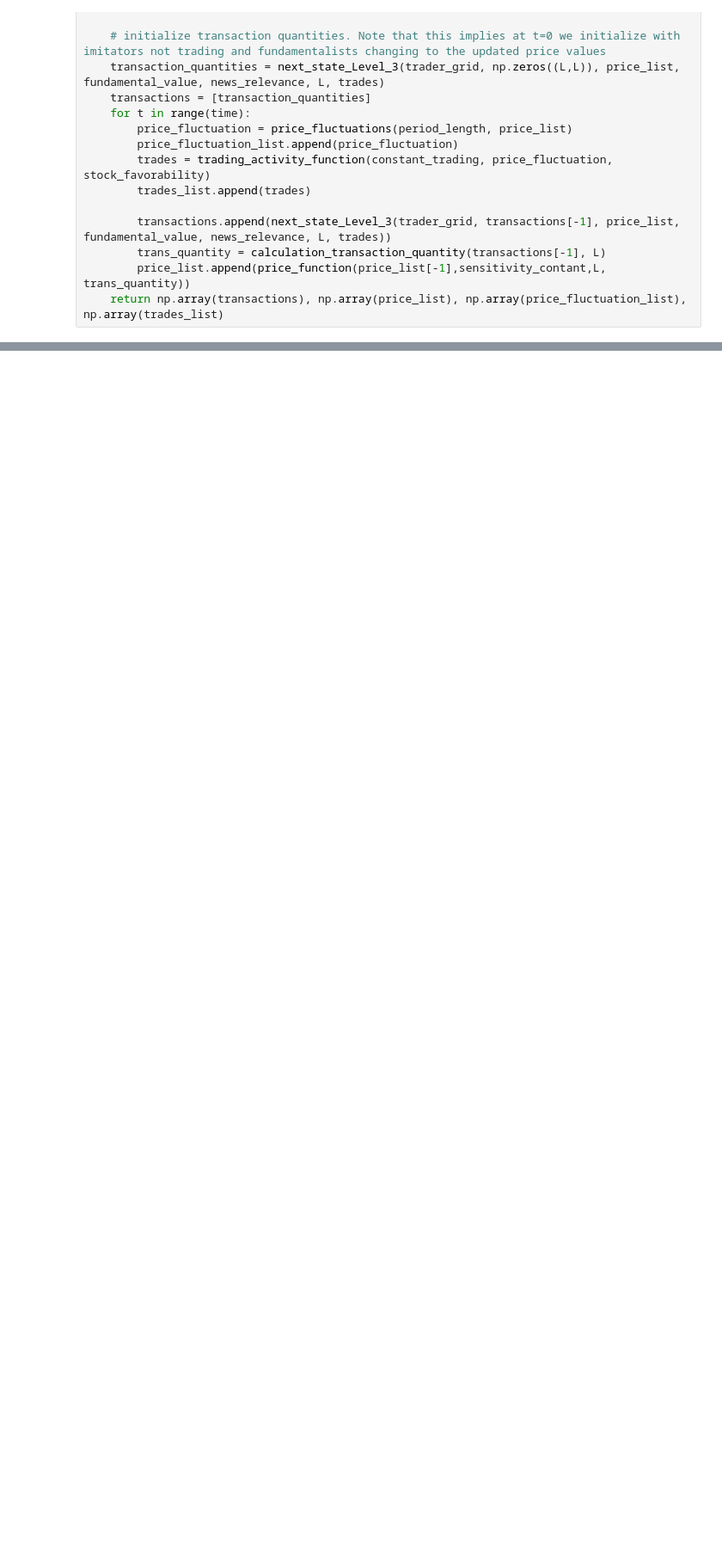
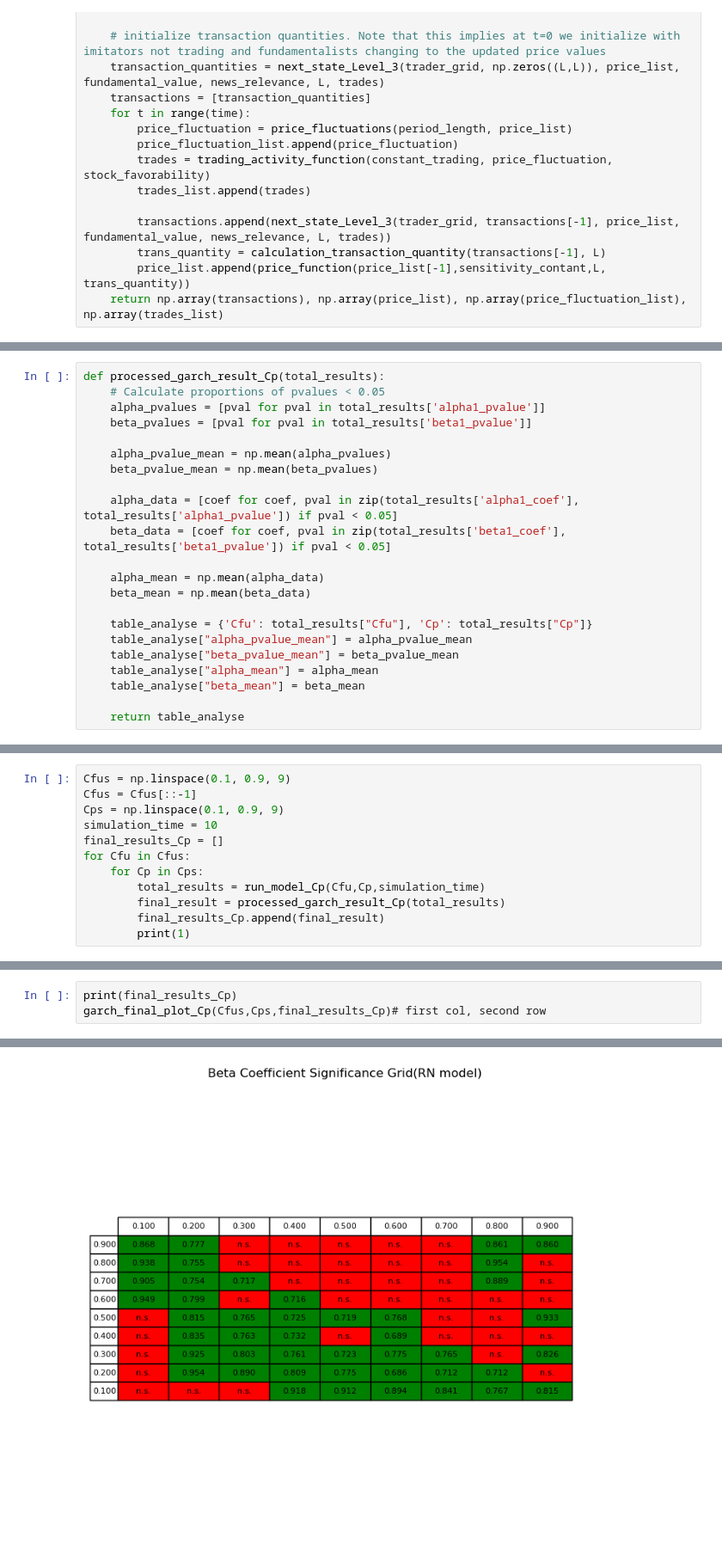
Before and after one commit to kayamd3/Complex_System_Simulation_Group13, a Jupyter notebook: CA model.ipynb, the cells around one changed output, grey strips where cells are left out. Shown at 86% size. Saved outputs shown, nothing was run; the diff lists cells and outputs as text; blank space fills up the shorter version.

```diff
--- a/CA model.ipynb
+++ b/CA model.ipynb
@@ -296,0 +1076,22 @@ plt.show()
+# %%
+def processed_garch_result_Cp(total_results):
+    # Calculate proportions of pvalues < 0.05
+    alpha_pvalues = [pval for pval in total_results['alpha1_pvalue']]
+    beta_pvalues = [pval for pval in total_results['beta1_pvalue']]
+
+    alpha_pvalue_mean = np.mean(alpha_pvalues)
+    beta_pvalue_mean = np.mean(beta_pvalues)
+
+    alpha_data = [coef for coef, pval in zip(total_results['alpha1_coef'], total_results['alpha1_pvalue']) if pval < 0.05]
+    beta_data = [coef for coef, pval in zip(total_results['beta1_coef'], total_results['beta1_pvalue']) if pval < 0.05]
+
+    alpha_mean = np.mean(alpha_data)
+    beta_mean = np.mean(beta_data)
+
+    table_analyse = {'Cfu': total_results["Cfu"], 'Cp': total_results["Cp"]}
+    table_analyse["alpha_pvalue_mean"] = alpha_pvalue_mean
+    table_analyse["beta_pvalue_mean"] = beta_pvalue_mean
+    table_analyse["alpha_mean"] = alpha_mean
+    table_analyse["beta_mean"] = beta_mean
+
+    return table_analyse
@@ -296,0 +1164,12 @@ plt.show()
+# %%
+Cfus = np.linspace(0.1, 0.9, 9)
+Cfus = Cfus[::-1]
+Cps = np.linspace(0.1, 0.9, 9)
+simulation_time = 10
+final_results_Cp = []
+for Cfu in Cfus:
+    for Cp in Cps:
+        total_results = run_model_Cp(Cfu,Cp,simulation_time)
+        final_result = processed_garch_result_Cp(total_results)
+        final_results_Cp.append(final_result)
+        print(1)
@@ -296,0 +1178,4 @@ plt.show()
+# %%
+print(final_results_Cp)
+garch_final_plot_Cp(Cfus,Cps,final_results_Cp)# first col, second row
+# %% [output]
@@ -296,0 +1183 @@ plt.show()
+[figure, added]
```
Also changed, not shown: parts of 40 cells of this notebook.
